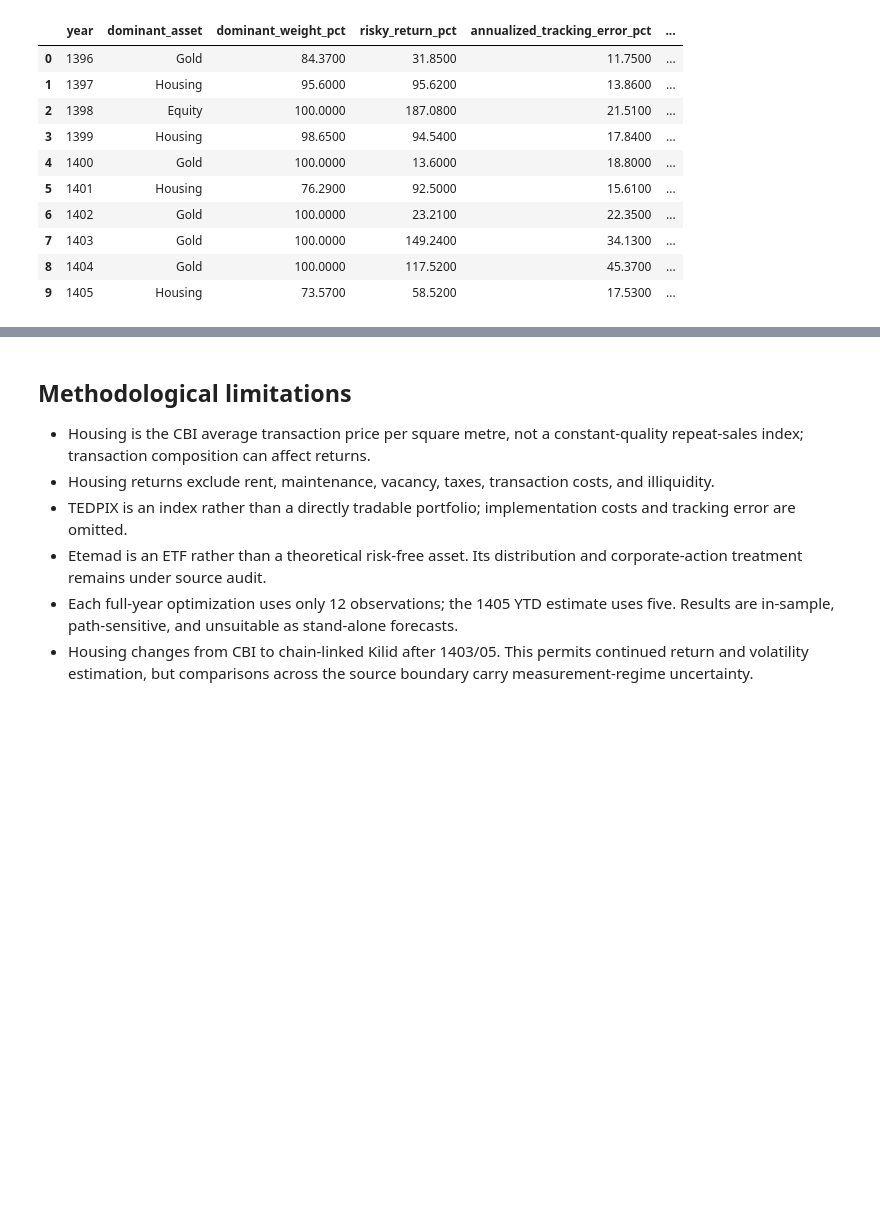
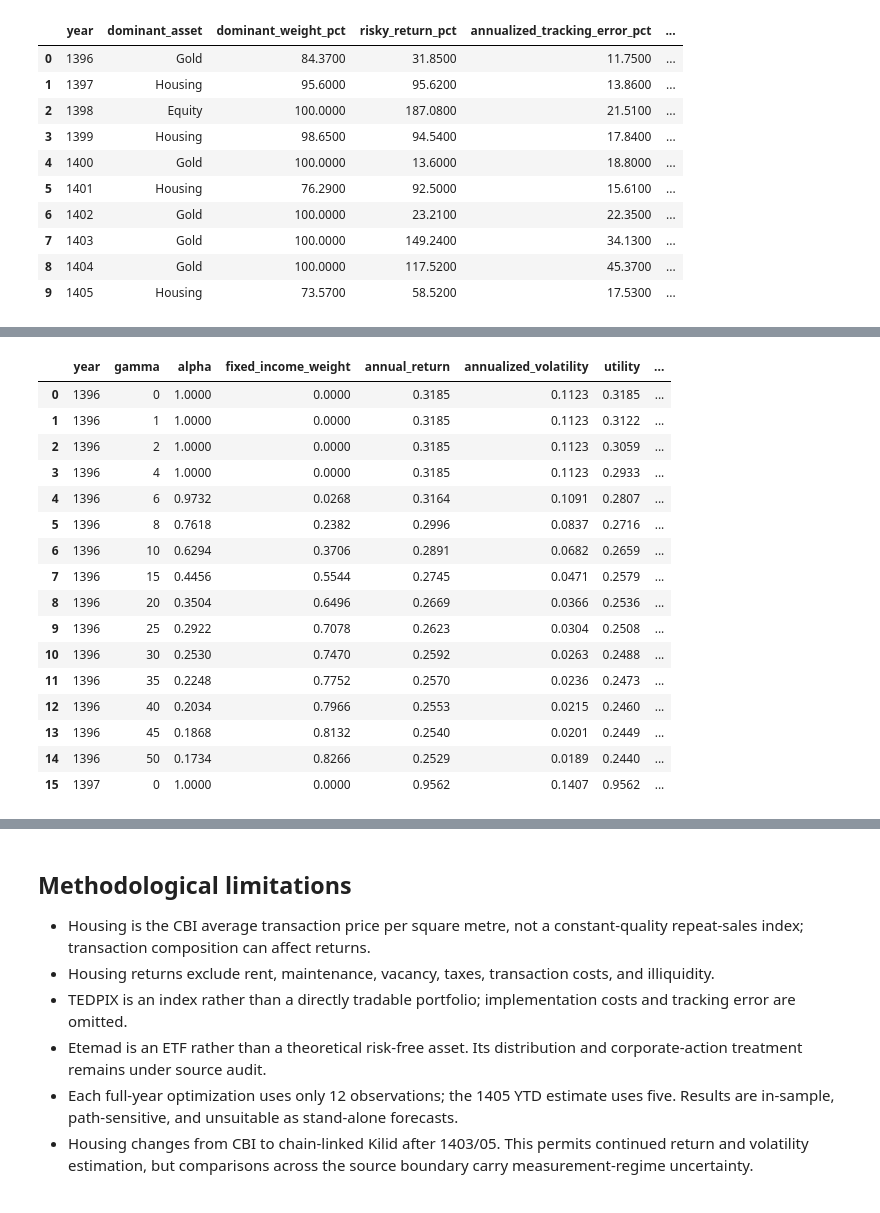
Before and after one commit to amirabadimm/empirical-economics-research, a Jupyter notebook: asset_allocation/notebooks/asset_allocation_analysis.ipynb, the cells around one changed output, grey strips where cells are left out. Drawn from its saved outputs; the diff is of its cells as text; code cells hidden in the pictures; blank space fills up the shorter version.

Commit message:
Complete asset allocation analysis and fixed-risk sensitivity

```diff
--- a/asset_allocation/notebooks/asset_allocation_analysis.ipynb
+++ b/asset_allocation/notebooks/asset_allocation_analysis.ipynb
@@ -47,9 +47,15 @@ pio.templates.default = "plotly_white"
 pd.set_option("display.max_columns", 50)
 pd.set_option("display.float_format", lambda value: f"{value:,.4f}")
 # %%
-PROJECT_ROOT = Path.cwd()
-if not (PROJECT_ROOT / "data").exists():
-    PROJECT_ROOT = PROJECT_ROOT.parent
+root_candidates = [Path.cwd(), Path.cwd() / "asset_allocation", Path.cwd().parent]
+PROJECT_ROOT = next(
+    (root for root in root_candidates if (root / "data" / "processed" / "analysis").exists()),
+    None,
+)
+if PROJECT_ROOT is None:
+    raise FileNotFoundError(
+        "Could not locate the asset_allocation project root from the current working directory."
+    )
 
 DATA_DIR = PROJECT_ROOT / "data" / "processed" / "analysis"
 RETURNS_PATH = DATA_DIR / "monthly_asset_returns.csv"
@@ -748,0 +821,2 @@ Stage II is reserved for an explicit investor risk policy. Once a volatility tar
+# %%
+GAMMA_VALUES = [0, 1, 2, 4, 6, 8, 10, 15, 20, 25, 30, 35, 40, 45, 50]
@@ -748,0 +1140,27 @@ Stage II is reserved for an explicit investor risk policy. Once a volatility tar
+# %%
+stage_two_results = run_stage_two_sensitivity(
+    monthly_df=monthly,
+    stage_one_results=stage_one_results,
+    risky_assets=RISKY_ASSETS,
+    gamma_values=GAMMA_VALUES,
+)
+
+stage_two_results.head(16)
+# %% [output]
+|  | year | gamma | alpha | fixed_income_weight | annual_return | annualized_volatility | utility | ... |
+| 0 | 1396 | 0 | 1.0000 | 0.0000 | 0.3185 | 0.1123 | 0.3185 | ... |
+| 1 | 1396 | 1 | 1.0000 | 0.0000 | 0.3185 | 0.1123 | 0.3122 | ... |
+| 2 | 1396 | 2 | 1.0000 | 0.0000 | 0.3185 | 0.1123 | 0.3059 | ... |
+| 3 | 1396 | 4 | 1.0000 | 0.0000 | 0.3185 | 0.1123 | 0.2933 | ... |
+| 4 | 1396 | 6 | 0.9732 | 0.0268 | 0.3164 | 0.1091 | 0.2807 | ... |
+| 5 | 1396 | 8 | 0.7618 | 0.2382 | 0.2996 | 0.0837 | 0.2716 | ... |
+| 6 | 1396 | 10 | 0.6294 | 0.3706 | 0.2891 | 0.0682 | 0.2659 | ... |
+| 7 | 1396 | 15 | 0.4456 | 0.5544 | 0.2745 | 0.0471 | 0.2579 | ... |
+| 8 | 1396 | 20 | 0.3504 | 0.6496 | 0.2669 | 0.0366 | 0.2536 | ... |
+| 9 | 1396 | 25 | 0.2922 | 0.7078 | 0.2623 | 0.0304 | 0.2508 | ... |
+| 10 | 1396 | 30 | 0.2530 | 0.7470 | 0.2592 | 0.0263 | 0.2488 | ... |
+| 11 | 1396 | 35 | 0.2248 | 0.7752 | 0.2570 | 0.0236 | 0.2473 | ... |
+| 12 | 1396 | 40 | 0.2034 | 0.7966 | 0.2553 | 0.0215 | 0.2460 | ... |
+| 13 | 1396 | 45 | 0.1868 | 0.8132 | 0.2540 | 0.0201 | 0.2449 | ... |
+| 14 | 1396 | 50 | 0.1734 | 0.8266 | 0.2529 | 0.0189 | 0.2440 | ... |
+| 15 | 1397 | 0 | 1.0000 | 0.0000 | 0.9562 | 0.1407 | 0.9562 | ... |
```
Also changed, not shown: parts of 30 cells of this notebook, 5 other files.
